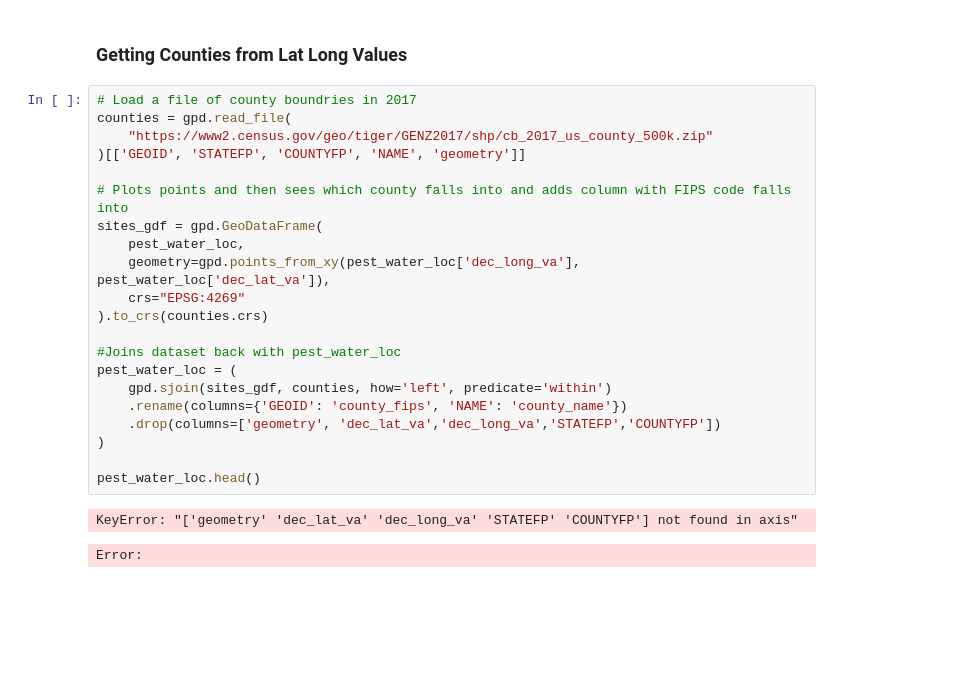
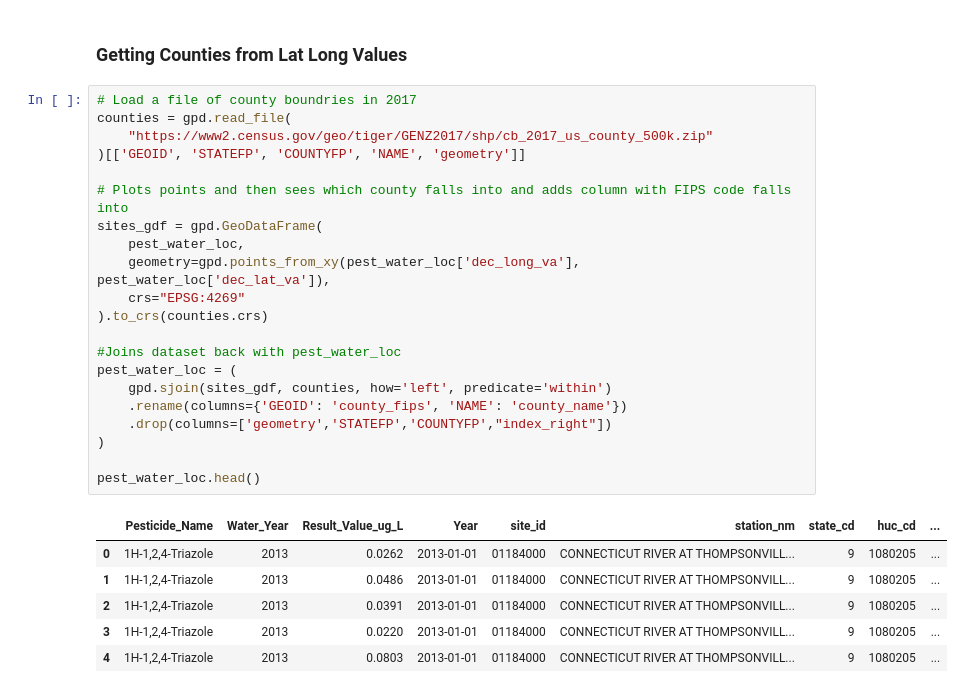
Before and after one commit to peytonrsmith/PerryLavinderSmith, a Jupyter notebook: Scripts/Ecotox_NEW.ipynb, the cells around one changed output. Cells and saved outputs as stored; diff of their text form; blank space fills up the shorter version.

Commit message:
right before fips join

```diff
--- a/Scripts/Ecotox_NEW.ipynb
+++ b/Scripts/Ecotox_NEW.ipynb
@@ -296,24 +284,28 @@ pest_water_loc.head()
 # %%
 # Load a file of county boundries in 2017
 counties = gpd.read_file(
     "https://www2.census.gov/geo/tiger/GENZ2017/shp/cb_2017_us_county_500k.zip"
 )[['GEOID', 'STATEFP', 'COUNTYFP', 'NAME', 'geometry']]
 
 # Plots points and then sees which county falls into and adds column with FIPS code falls into
 sites_gdf = gpd.GeoDataFrame(
     pest_water_loc,
     geometry=gpd.points_from_xy(pest_water_loc['dec_long_va'], pest_water_loc['dec_lat_va']),
     crs="EPSG:4269"
 ).to_crs(counties.crs)
 
 #Joins dataset back with pest_water_loc
 pest_water_loc = (
     gpd.sjoin(sites_gdf, counties, how='left', predicate='within')
     .rename(columns={'GEOID': 'county_fips', 'NAME': 'county_name'})
-    .drop(columns=['geometry', 'dec_lat_va','dec_long_va','STATEFP','COUNTYFP'])
+    .drop(columns=['geometry','STATEFP','COUNTYFP',"index_right"])
 )
 
 pest_water_loc.head()
 # %% [output]
-KeyError: "['geometry' 'dec_lat_va' 'dec_long_va' 'STATEFP' 'COUNTYFP'] not found in axis"
-Error:
+|  | Pesticide_Name | Water_Year | Result_Value_ug_L | Year | site_id | station_nm | state_cd | huc_cd | ... |
+| 0 | 1H-1,2,4-Triazole | 2013 | 0.0262 | 2013-01-01 | 01184000 | CONNECTICUT RIVER AT THOMPSONVILL... | 9 | 1080205 | ... |
+| 1 | 1H-1,2,4-Triazole | 2013 | 0.0486 | 2013-01-01 | 01184000 | CONNECTICUT RIVER AT THOMPSONVILL... | 9 | 1080205 | ... |
+| 2 | 1H-1,2,4-Triazole | 2013 | 0.0391 | 2013-01-01 | 01184000 | CONNECTICUT RIVER AT THOMPSONVILL... | 9 | 1080205 | ... |
+| 3 | 1H-1,2,4-Triazole | 2013 | 0.0220 | 2013-01-01 | 01184000 | CONNECTICUT RIVER AT THOMPSONVILL... | 9 | 1080205 | ... |
+| 4 | 1H-1,2,4-Triazole | 2013 | 0.0803 | 2013-01-01 | 01184000 | CONNECTICUT RIVER AT THOMPSONVILL... | 9 | 1080205 | ... |
```
Also changed, not shown: parts of 9 cells of this notebook.
